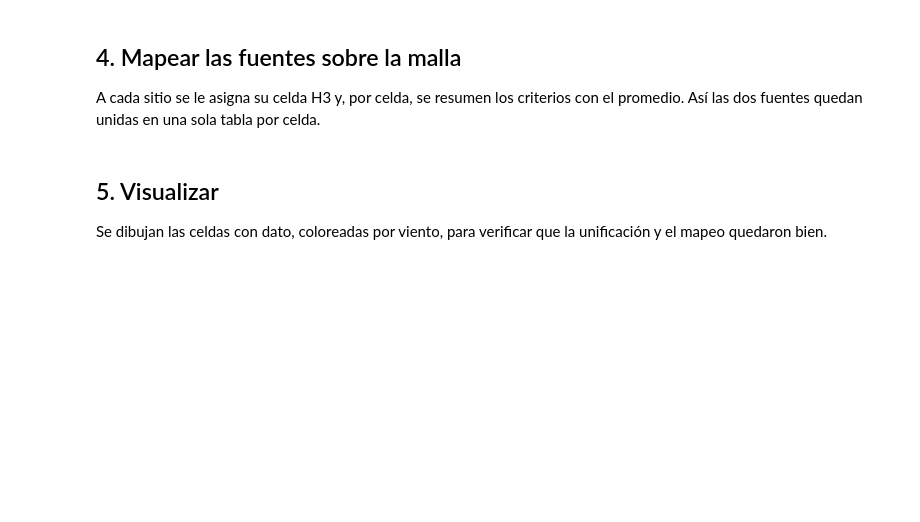
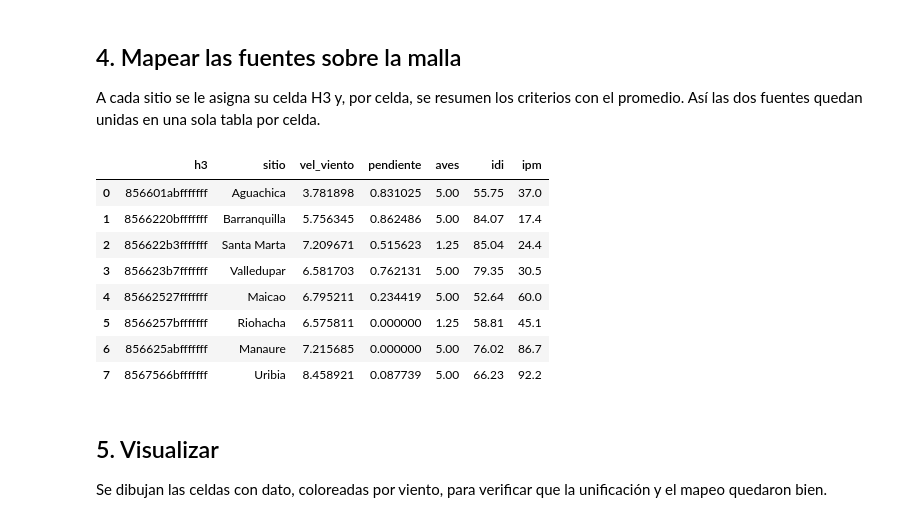
Before and after one commit to Sadriica/Curso_ANH, a Jupyter notebook: modulo4_taller/modulo4_taller.ipynb, the cells around one changed output. Saved outputs shown, nothing was run; the diff lists cells and outputs as text; code cells hidden in the pictures; blank space fills up the shorter version.

```diff
--- a/modulo4_taller/modulo4_taller.ipynb
+++ b/modulo4_taller/modulo4_taller.ipynb
@@ -236,20 +258,34 @@ Así las dos fuentes quedan unidas en una sola tabla por celda.
 # %%
 def celda(lat, lon):
     return h3.latlng_to_cell(lat, lon, RES)
 
 # lat/lon de la fuente A ya reproyectada
 fa = fuente_a_4326.copy()
 fa["lat"] = fa.geometry.y; fa["lon"] = fa.geometry.x
 fa["h3"] = [celda(la, lo) for la, lo in zip(fa["lat"], fa["lon"])]
-fb = fuente_b_gdf.copy()
+fb = fuente_b_4326.copy()
 fb["h3"] = [celda(la, lo) for la, lo in zip(fb["lat"], fb["lon"])]
 
 agg_a = fa.groupby("h3", as_index=False).agg(sitio=("sitio", lambda x: ", ".join(x)),
-                                             viento_ms=("viento_ms", "mean"),
-                                             dist_via_km=("dist_via_km", "mean"))
-agg_b = fb.groupby("h3", as_index=False).agg(radiacion=("radiacion", "mean"))
+                                             vel_viento=("vel_viento", "mean"),
+                                             pendiente=("pendiente", "mean"),
+                                             aves=('aves',"mean"))
+
+agg_b = fb.groupby("h3", as_index=False).agg(idi=("idi", "mean"),
+                                             ipm=('ipm','mean'))
+
 celdas = agg_a.merge(agg_b, on="h3", how="outer")
 celdas
+# %% [output]
+|  | h3 | sitio | vel_viento | pendiente | aves | idi | ipm |
+| 0 | 856601abfffffff | Aguachica | 3.781898 | 0.831025 | 5.00 | 55.75 | 37.0 |
+| 1 | 8566220bfffffff | Barranquilla | 5.756345 | 0.862486 | 5.00 | 84.07 | 17.4 |
+| 2 | 856622b3fffffff | Santa Marta | 7.209671 | 0.515623 | 1.25 | 85.04 | 24.4 |
+| 3 | 856623b7fffffff | Valledupar | 6.581703 | 0.762131 | 5.00 | 79.35 | 30.5 |
+| 4 | 85662527fffffff | Maicao | 6.795211 | 0.234419 | 5.00 | 52.64 | 60.0 |
+| 5 | 8566257bfffffff | Riohacha | 6.575811 | 0.000000 | 1.25 | 58.81 | 45.1 |
+| 6 | 856625abfffffff | Manaure | 7.215685 | 0.000000 | 5.00 | 76.02 | 86.7 |
+| 7 | 8567566bfffffff | Uribia | 8.458921 | 0.087739 | 5.00 | 66.23 | 92.2 |
 # %% [markdown]
 ## 5. Visualizar
 
```
Also changed, not shown: parts of 21 cells of this notebook.
